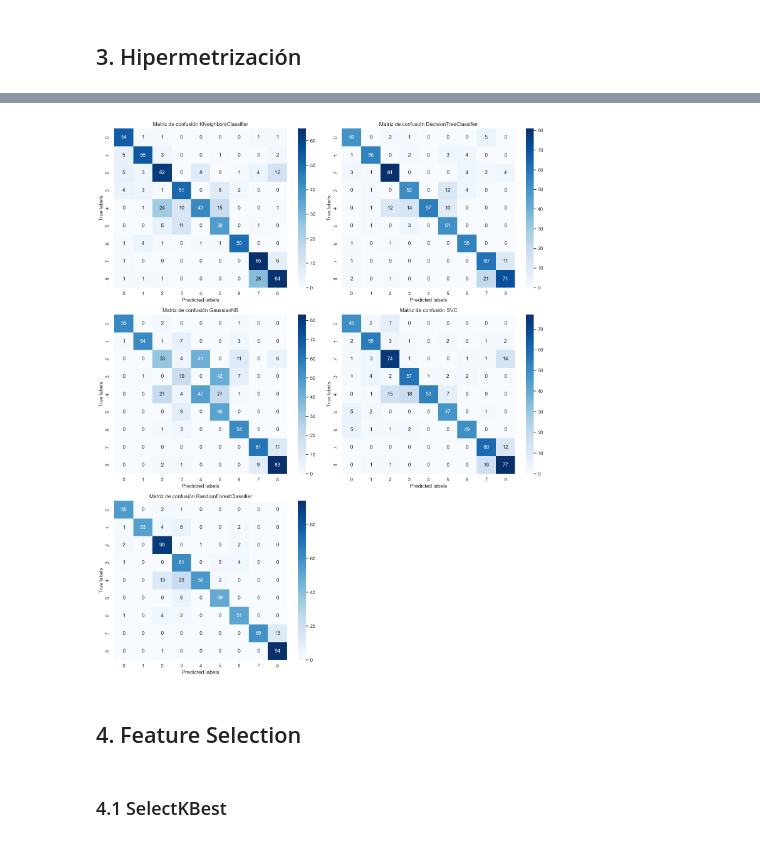
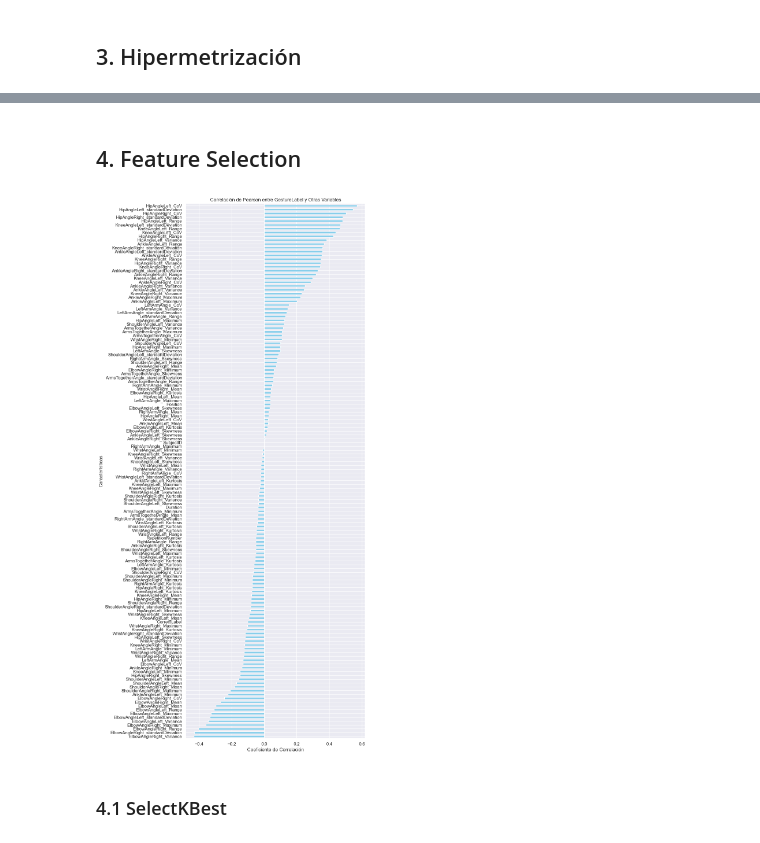
Before and after one commit to nmartinser/Telerehabilitation, a Jupyter notebook: notebooks/ml_gestureLabel.ipynb, the cells around one changed output, grey strips where cells are left out. Saved outputs shown, nothing was run; the diff lists cells and outputs as text; code cells hidden in the pictures.

```diff
--- a/notebooks/ml_gestureLabel.ipynb
+++ b/notebooks/ml_gestureLabel.ipynb
@@ -308,27 +305,22 @@ weighted avg       0.88      0.86      0.86       662
-# %%
-#-----------matriz de confusión-----
-num_models = len(best_models)
-num_cols = 2  # Number of matrices per row
-num_rows = (num_models + num_cols - 1) // num_cols  # Calculate number of rows needed
-
-fig, axes = plt.subplots(num_rows, num_cols, figsize=(15, 6*num_rows))
-
-
-for i, modelo in enumerate(best_models):
-    row = i // num_cols
-    col = i % num_cols
-    ax = axes[row, col]
-    plot_confusion_matrix(modelo, test_X, test_y, ax=ax)
-    # Hide unused subplots
-for i in range(num_models, num_rows * num_cols):
-    axes.flatten()[i].axis('off')
-
-plt.tight_layout()
-plt.show()
-# %% [output]
-[figure, removed]
 # %% [markdown]
 ## 4. Feature Selection
+# %%
+# lineal o no lineal
+# correlacion de pearson
+
+correlation_with_target = df.corr()['GestureLabel'].drop('GestureLabel')
+
+sorted_correlations = correlation_with_target.sort_values()
+
+# Crear el gráfico de barras
+plt.figure(figsize=(8, 24))
+sorted_correlations.plot(kind='barh', color='skyblue')
+plt.title('Correlación de Pearson entre GestureLabel y Otras Variables')
+plt.xlabel('Coeficiente de Correlación')
+plt.ylabel('Características')
+plt.show()
+# %% [output]
+[figure, added]
 # %% [markdown]
 ### 4.1 SelectKBest
 # %%
```
Also changed, not shown: parts of 14 cells of this notebook, 4 other files.
